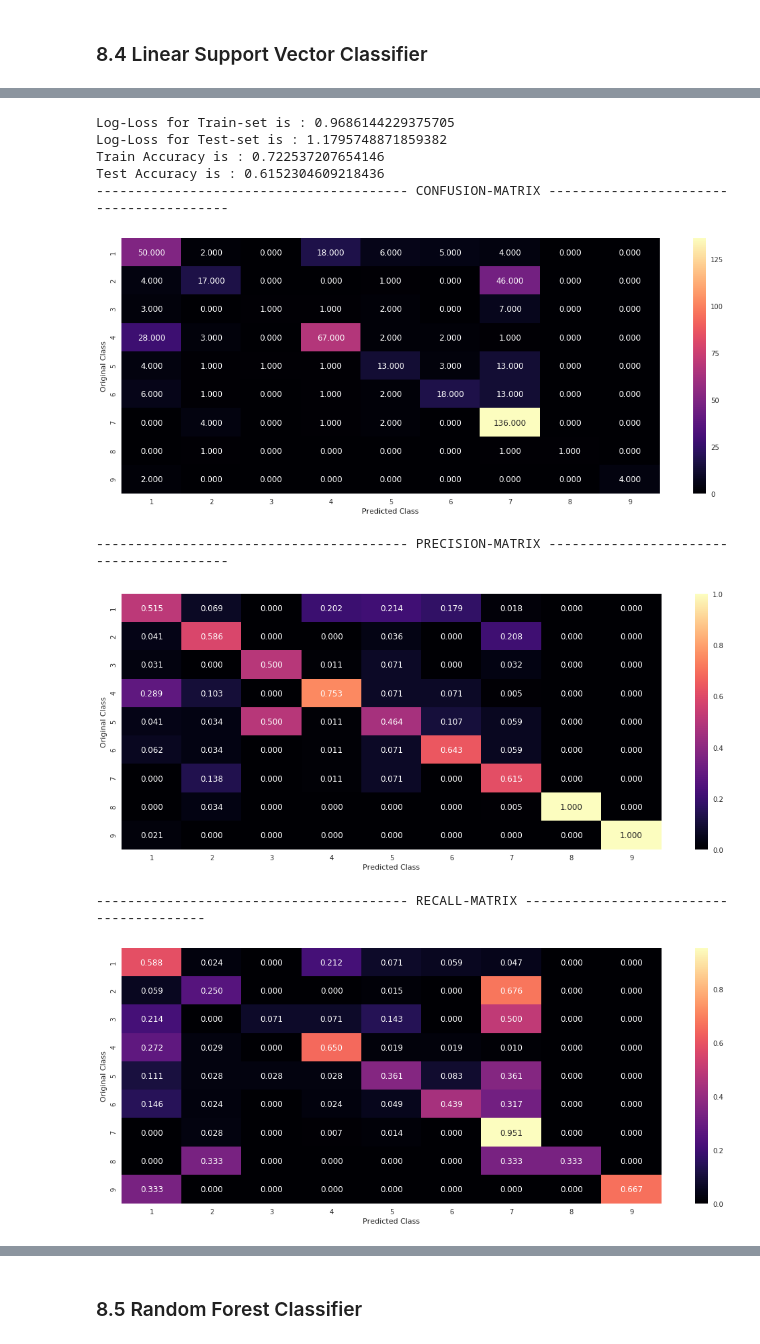
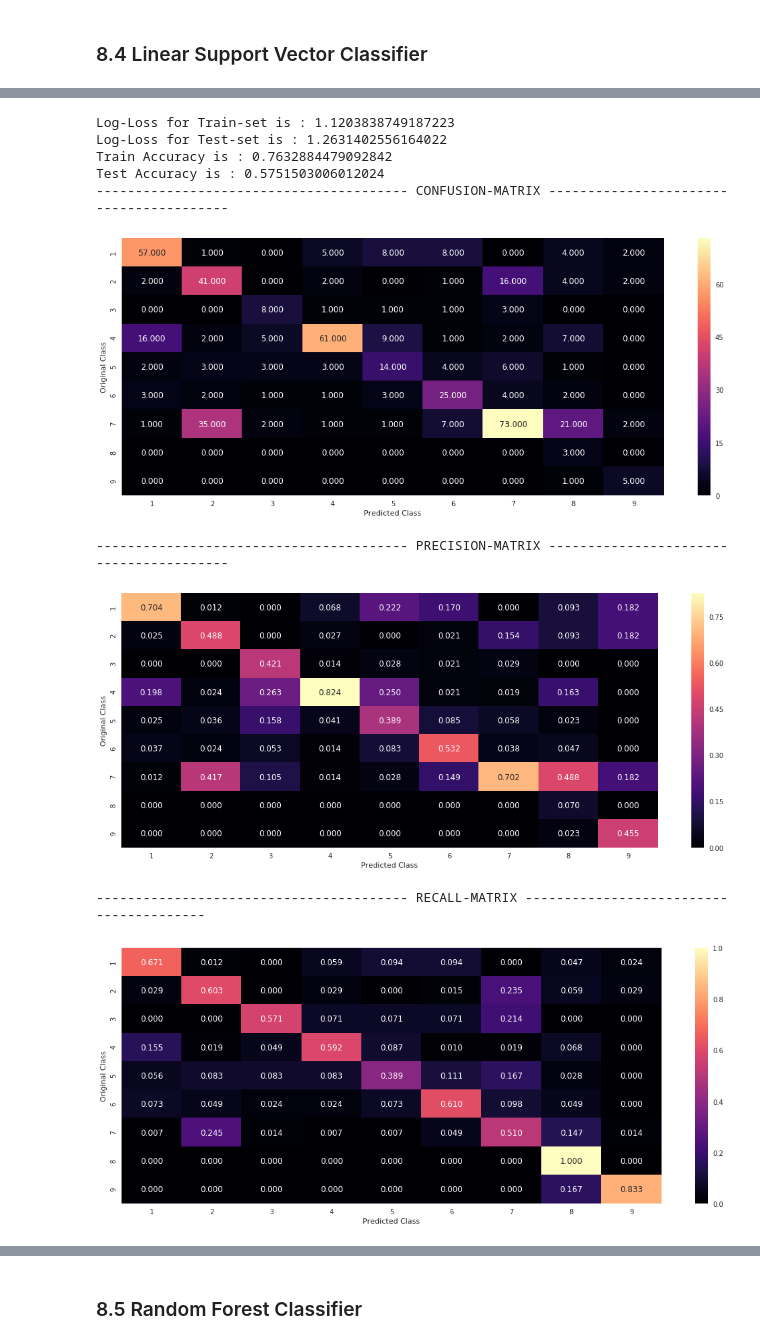
Before and after one commit to sradheya99/Cancer-Diagnosis, a Jupyter notebook: Cancer Diagnosis/CancerDiagnosis.ipynb, the cells around one changed output, grey strips where cells are left out. Cells and saved outputs as stored; diff of their text form; code cells hidden in the pictures.

```diff
--- a/Cancer Diagnosis/CancerDiagnosis.ipynb
+++ b/Cancer Diagnosis/CancerDiagnosis.ipynb
@@ -307,9 +307,9 @@ def text_onehot_encode(train_data, test_data, vectorizer, ngram):
             text_vect = CountVectorizer(min_df = 3, ngram_range = (1, 2), max_features = 50000)
     else:
         if ngram == 'Unigram':
-            text_vect = TfidfVectorizer(min_df = 3)
+            text_vect = TfidfVectorizer(min_df = 3, max_features = 1000)
         else:
-            text_vect = TfidfVectorizer(min_df = 3, ngram_range = (1, 2), max_features = 50000)
+            text_vect = TfidfVectorizer(min_df = 3, ngram_range = (1, 2), max_features = 1000)
 
     fit_vect = text_vect.fit(train_data['TEXT'])
     train_vect = fit_vect.transform(train_data['TEXT'])
@@ -1253,13 +1289,13 @@ svm_model('Training', 'OneHotEncode')
 # %%
-svm_model('Testing', 'OneHotEncode', best_c = 0.01)
+svm_model('Testing', 'OneHotEncode', best_c = 10, weight = 'balanced', vectorizer = 'TFIDF', ngram = 'Unigram')
 # %% [output]
-Log-Loss for Train-set is : 0.9686144229375705
-Log-Loss for Test-set is : 1.1795748871859382
-Train Accuracy is : 0.722537207654146
-Test Accuracy is : 0.6152304609218436
+Log-Loss for Train-set is : 1.1203838749187223
+Log-Loss for Test-set is : 1.2631402556164022
+Train Accuracy is : 0.7632884479092842
+Test Accuracy is : 0.5751503006012024
 ---------------------------------------- CONFUSION-MATRIX ----------------------------------------
-[figure, old version]
+[figure, new version]
 ---------------------------------------- PRECISION-MATRIX ----------------------------------------
-[figure, old version]
+[figure, new version]
 ---------------------------------------- RECALL-MATRIX ----------------------------------------
-[figure, old version]
+[figure, new version]
```
Also changed, not shown: parts of 31 cells of this notebook.
